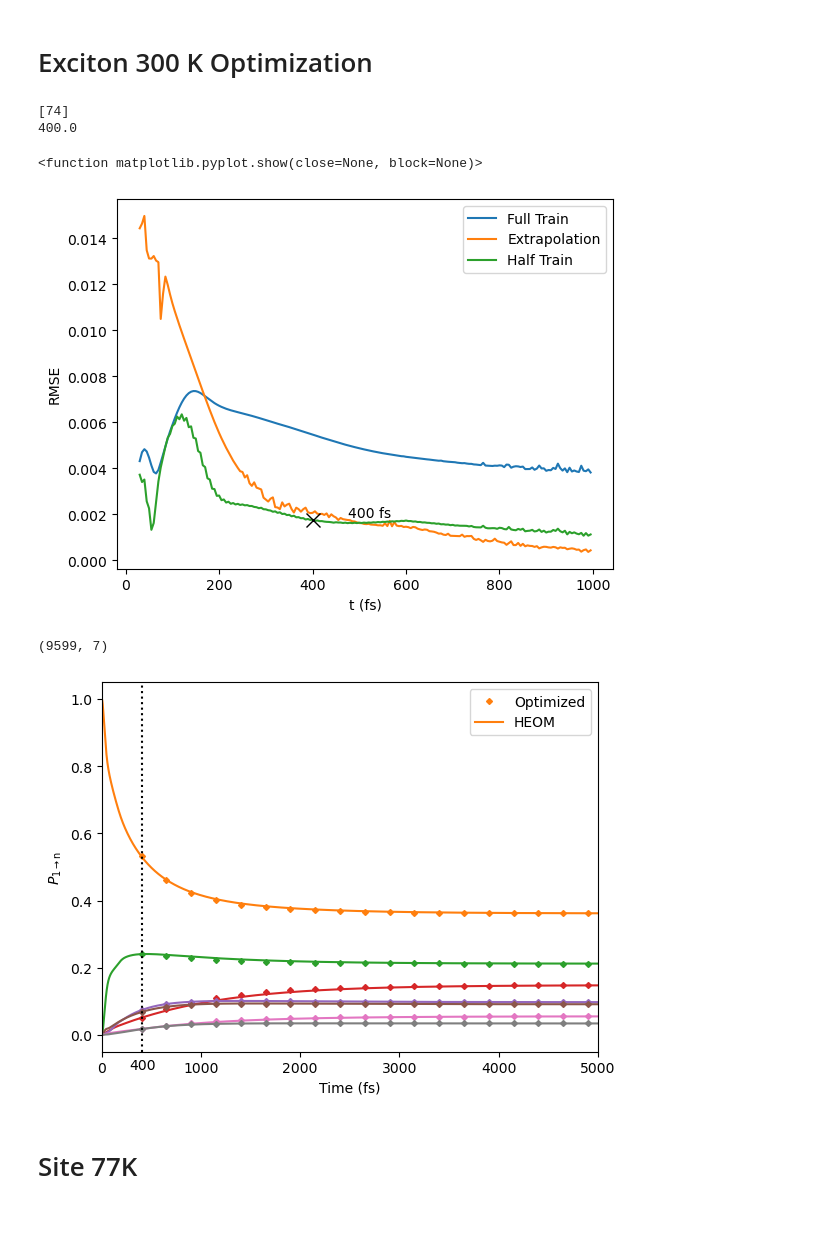
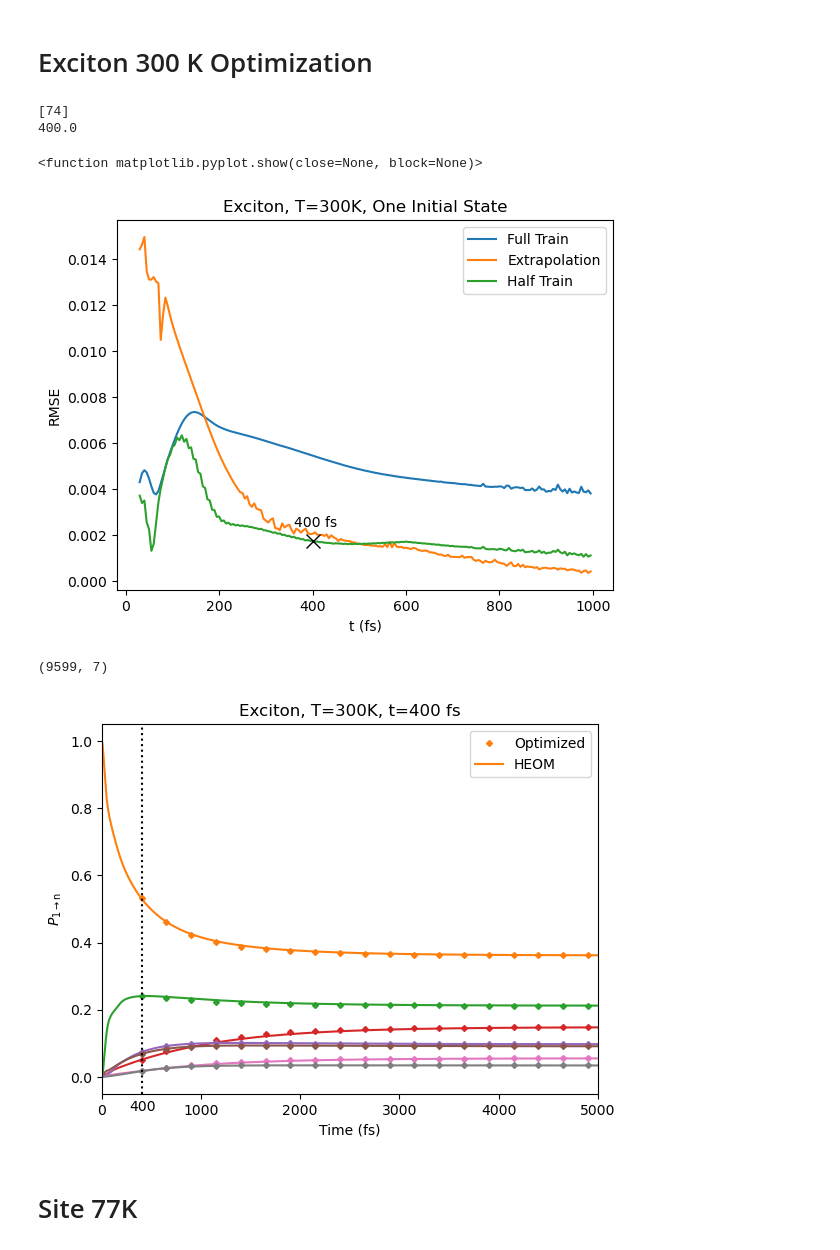
Before and after one commit to chloe-cyc/Part-II, a Jupyter notebook: HEOM/plot_file_heom.ipynb, the cells around one changed output. Cells and saved outputs as stored; diff of their text form; code cells hidden in the pictures; blank space fills up the shorter version.

```diff
--- a/HEOM/plot_file_heom.ipynb
+++ b/HEOM/plot_file_heom.ipynb
@@ -115,35 +115,35 @@ plt.show()
 # %%
 resid1 = np.loadtxt("/u/dem/kebl6911/Part-II/HEOM/exc_300/scan_0_5000_exc300_resid1.dat")
 resid2 = np.loadtxt("/u/dem/kebl6911/Part-II/HEOM/exc_300/scan_0_5000_exc300_resid2.dat")
 resid3 = np.loadtxt("/u/dem/kebl6911/Part-II/HEOM/exc_300/scan_0_5000_exc300_resid3.dat")
 
 time = 400
 index_t = np.where(resid1[:,0]==time)[0]
 print(index_t)
 
 
 plt.plot(resid1[:,0],resid1[:,1], label = "Full Train")
 plt.plot(resid2[:,0],resid2[:,1], label = "Extrapolation")
 plt.plot(resid3[:,0],resid3[:,1], label = "Half Train")
 
 plt.xlabel('t (fs)')
 plt.ylabel('RMSE')
 plt.legend()
 
 # Add an 'X' marker at the point
 plt.plot(resid3[74,0],resid3[74,1], marker='x', markersize=10, label='Annotated Point', color='black')
 print(resid3[74,0])
 
 # Add a text label
-plt.text(resid3[74,0]+75,resid3[74,1]+0.0001, '400 fs', fontsize=10, color='black')
+plt.text(resid3[74,0]-40,resid3[74,1]+0.0006, '400 fs', fontsize=10, color='black')
 
-#plt.title("Exciton, T=300K")
+plt.title("Exciton, T=300K, One Initial State")
 plt.show
 # %% [output]
 [74]
 400.0
 <function matplotlib.pyplot.show(close=None, block=None)>
-[figure, old version]
+[figure, new version]
 # %%
 from optimizer_optimated import Optimizer
 kappa_exc_300 = np.loadtxt("/u/dem/kebl6911/Part-II/HEOM/exc_300/scan_0_5000_exc300_kappas.dat")
@@ -181,11 +181,11 @@ plt.text(times[0]-120, -0.11, '400', va='bottom', ha='left')
 plt.xlim(0,5000)
 plt.xlabel("Time (fs)")
 plt.ylabel(r'$P_{\mathrm{1\rightarrow n}}$')
-# plt.title("Exciton, T=300K, t=400 fs")
+plt.title("Exciton, T=300K, t=400 fs")
 plt.show()
 # %% [output]
 (9599, 7)
-[figure, old version]
+[figure, new version]
 # %% [markdown]
 # Site 77K
 # %%
```
Also changed, not shown: parts of 1 cell of this notebook, 15 other files.
